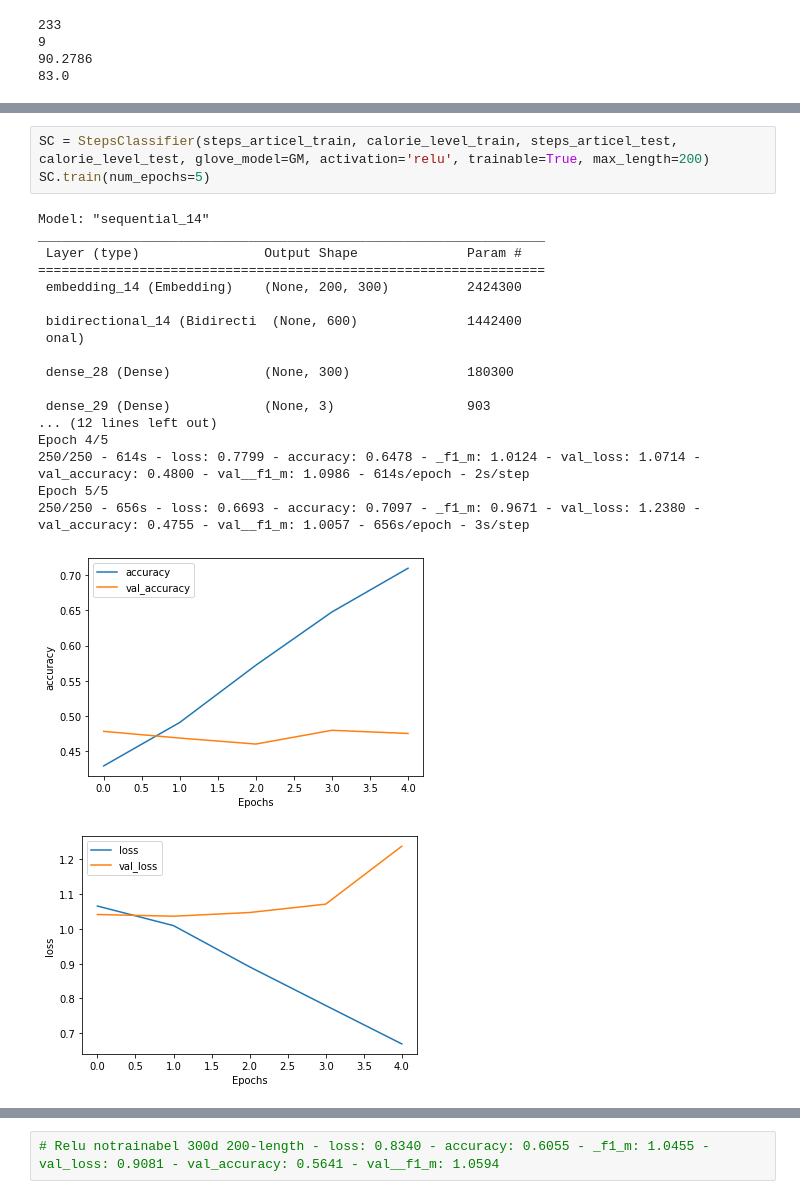
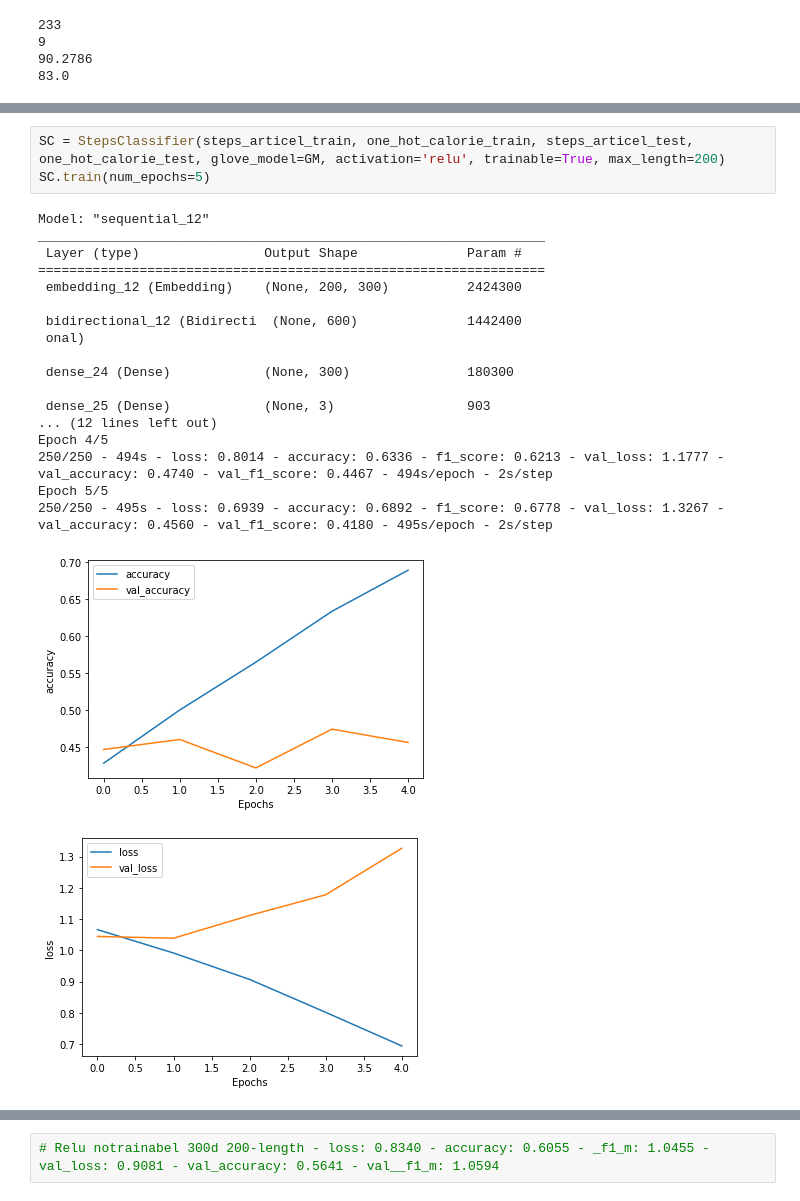
Before and after one commit to Gilone/Calorie-Prediction, a Jupyter notebook: Assignment2_Glove.ipynb, the cells around one changed output, grey strips where cells are left out. Drawn from its saved outputs; the diff is of its cells as text.

```diff
--- a/Assignment2_Glove.ipynb
+++ b/Assignment2_Glove.ipynb
@@ -267,24 +308,24 @@ Epoch 5/5
 # %%
-SC = StepsClassifier(steps_articel_train, calorie_level_train, steps_articel_test, calorie_level_test, glove_model=GM, activation='relu', trainable=True, max_length=200)
+SC = StepsClassifier(steps_articel_train, one_hot_calorie_train, steps_articel_test, one_hot_calorie_test, glove_model=GM, activation='relu', trainable=True, max_length=200)
 SC.train(num_epochs=5)
 # %% [output]
-Model: "sequential_14"
+Model: "sequential_12"
 _________________________________________________________________
  Layer (type)                Output Shape              Param #
 =================================================================
- embedding_14 (Embedding)    (None, 200, 300)          2424300
+ embedding_12 (Embedding)    (None, 200, 300)          2424300
 
- bidirectional_14 (Bidirecti  (None, 600)              1442400
+ bidirectional_12 (Bidirecti  (None, 600)              1442400
  onal)
 
- dense_28 (Dense)            (None, 300)               180300
+ dense_24 (Dense)            (None, 300)               180300
 
- dense_29 (Dense)            (None, 3)                 903
+ dense_25 (Dense)            (None, 3)                 903
 ... (12 lines left out)
 Epoch 4/5
-250/250 - 614s - loss: 0.7799 - accuracy: 0.6478 - _f1_m: 1.0124 - val_loss: 1.0714 - val_accuracy: 0.4800 - val__f1_m: 1.0986 - 614s/epoch - 2s/step
+250/250 - 494s - loss: 0.8014 - accuracy: 0.6336 - f1_score: 0.6213 - val_loss: 1.1777 - val_accuracy: 0.4740 - val_f1_score: 0.4467 - 494s/epoch - 2s/step
 Epoch 5/5
-250/250 - 656s - loss: 0.6693 - accuracy: 0.7097 - _f1_m: 0.9671 - val_loss: 1.2380 - val_accuracy: 0.4755 - val__f1_m: 1.0057 - 656s/epoch - 3s/step
+250/250 - 495s - loss: 0.6939 - accuracy: 0.6892 - f1_score: 0.6778 - val_loss: 1.3267 - val_accuracy: 0.4560 - val_f1_score: 0.4180 - 495s/epoch - 2s/step
-[figure, old version]
+[figure, new version]
-[figure, old version]
+[figure, new version]
 # %%
```
Also changed, not shown: parts of 9 cells of this notebook.
